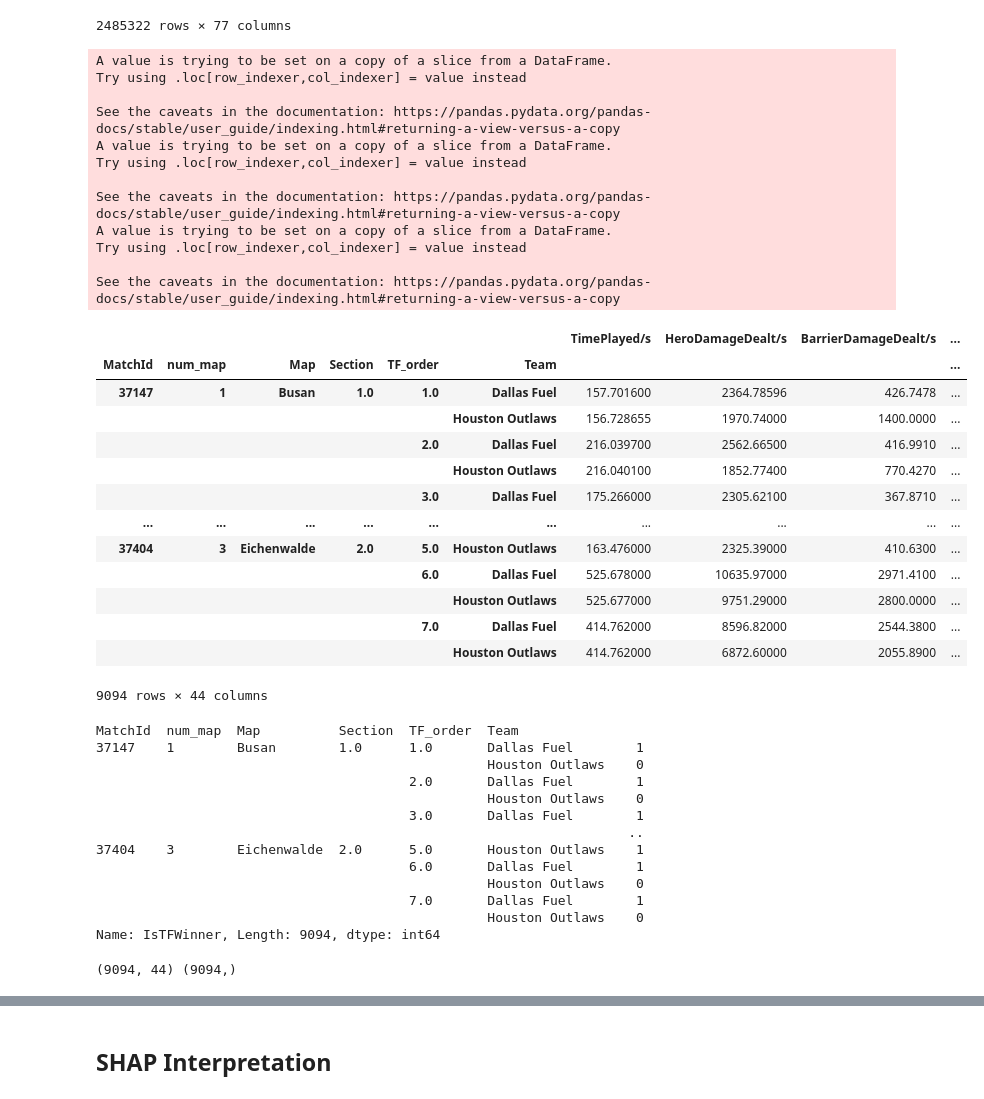
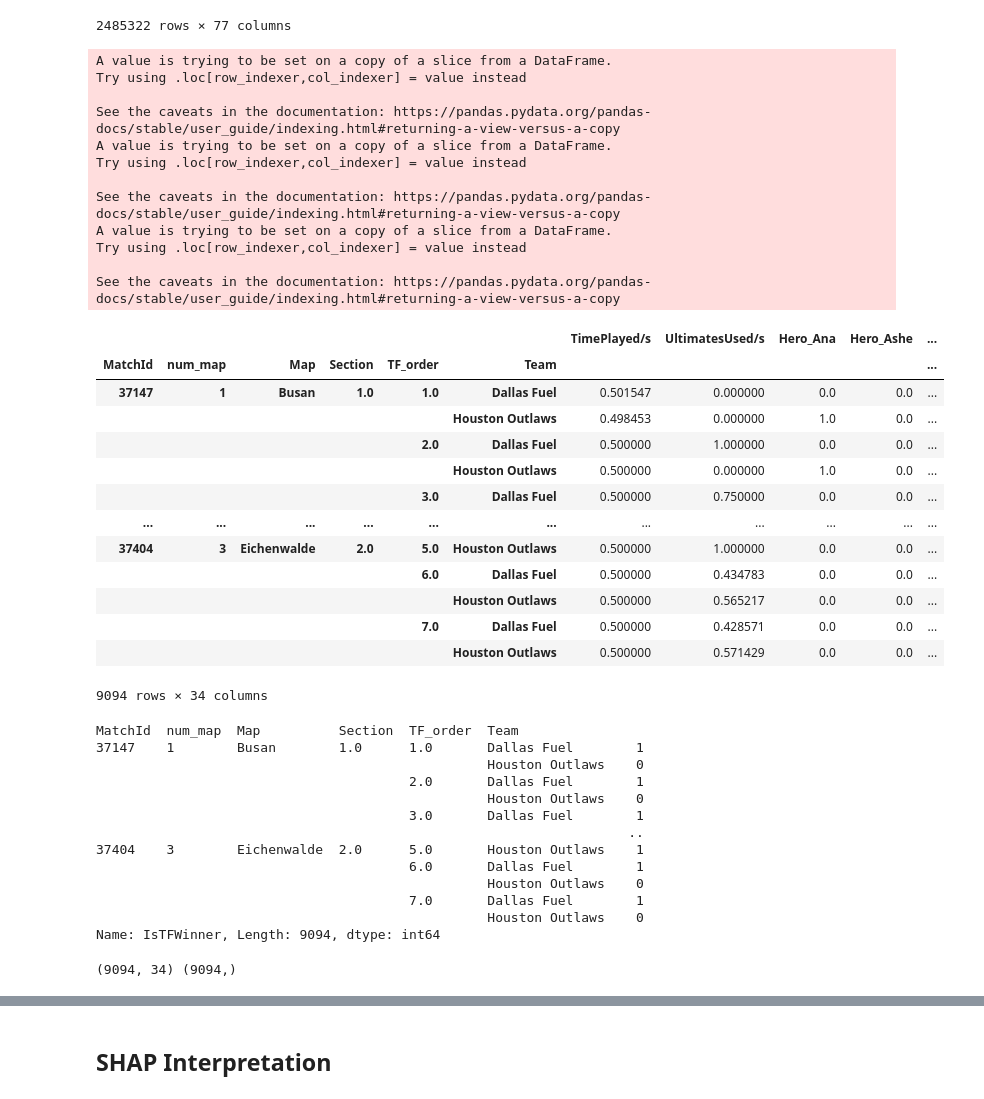
Before and after one commit to yongcheoljeong/stat-win-DNN, a Jupyter notebook: main.ipynb, the cells around one changed output, grey strips where cells are left out. Drawn from its saved outputs; the diff is of its cells as text; code cells hidden in the pictures.

```diff
--- a/main.ipynb
+++ b/main.ipynb
@@ -23,9 +28,10 @@ display(input_df)
 | 2485321 | 2485321 | 37404 | 3 | Eichenwalde | HYBRID | 2.0 | NaN | 2021-06-06 19:59:43 | Houston Outlaws | piggy | ... |
 2485322 rows × 77 columns
 # %%
-selected_features = [
-    'TimePlayed/s', 'HeroDamageDealt/s', 'BarrierDamageDealt/s', 'HeroDamageTaken/s', 'HealingDealt/s', 'HealingReceived/s', 'DefensiveAssists/s', 'OffensiveAssists/s', 'EnvironmentalDeaths/s', 'EnvironmentalKills/s', 'SoloKills/s', 'UltimatesUsed/s'
-]
+# selected_features = [
+#     'TimePlayed/s', 'HeroDamageDealt/s', 'BarrierDamageDealt/s', 'HeroDamageTaken/s', 'HealingDealt/s', 'HealingReceived/s', 'DefensiveAssists/s', 'OffensiveAssists/s', 'EnvironmentalDeaths/s', 'EnvironmentalKills/s', 'SoloKills/s', 'UltimatesUsed/s'
+# ]
+selected_features = ['TimePlayed/s', 'UltimatesUsed/s']
 # %%
 df_init = input_df[input_df['TF_order'].notna()]
 df_init['IsTFWinner'] = df_init['Team'] == df_init['TF_winner'] # TF_winner
@@ -37,49 +43,52 @@ if target_flag == 'Map':
     target = 'IsMapWinner'
 elif target_flag == 'Teamfight':
     grouping_index = ['MatchId', 'num_map', 'Map', 'Section', 'TF_order', 'Team']
     target = 'IsTFWinner'
 
 df_init['HeroComp'] = df_init['Hero']
 df_init = pd.get_dummies(data=df_init, columns=['HeroComp'], prefix='Hero')
+df_init = df_init[df_init['TimePlayed/s'] != 0]
 df_X = df_init.groupby(grouping_index)[selected_features + [x for x in df_init.columns if x.startswith('Hero_')] + [target]].sum()
-df_X = df_X[df_X['TimePlayed/s'] != 0]
 df_X.loc[df_X[target] != 0, target] = 1
 hero_col = [x for x in df_X.columns if x.startswith('Hero_')]
 for col in hero_col:
     df_X.loc[df_X[col] != 0, col] = 1
 
 df_y = df_X[target]
 df_X = df_X.drop(target, axis=1)
 
-display(df_X)
+df_X_norm = df_X.groupby([x for x in grouping_index if x != 'Team']).apply(lambda x: x/x.sum()) # 팀 상대적으로 비교하기 위해 normalization
+df_X_norm = df_X_norm.fillna(0)
+
+display(df_X_norm)
 display(df_y)
 # %% [output]
 A value is trying to be set on a copy of a slice from a DataFrame.
 Try using .loc[row_indexer,col_indexer] = value instead
 
 See the caveats in the documentation: https://pandas.pydata.org/pandas-docs/stable/user_guide/indexing.html#returning-a-view-versus-a-copy
 A value is trying to be set on a copy of a slice from a DataFrame.
 Try using .loc[row_indexer,col_indexer] = value instead
 
 See the caveats in the documentation: https://pandas.pydata.org/pandas-docs/stable/user_guide/indexing.html#returning-a-view-versus-a-copy
 A value is trying to be set on a copy of a slice from a DataFrame.
 Try using .loc[row_indexer,col_indexer] = value instead
 
 See the caveats in the documentation: https://pandas.pydata.org/pandas-docs/stable/user_guide/indexing.html#returning-a-view-versus-a-copy
-|  |  |  |  |  |  | TimePlayed/s | HeroDamageDealt/s | BarrierDamageDealt/s | ... |
-| MatchId | num_map | Map | Section | TF_order | Team |  |  |  | ... |
-| 37147 | 1 | Busan | 1.0 | 1.0 | Dallas Fuel | 157.701600 | 2364.78596 | 426.7478 | ... |
-|  |  |  |  |  | Houston Outlaws | 156.728655 | 1970.74000 | 1400.0000 | ... |
-|  |  |  |  | 2.0 | Dallas Fuel | 216.039700 | 2562.66500 | 416.9910 | ... |
-|  |  |  |  |  | Houston Outlaws | 216.040100 | 1852.77400 | 770.4270 | ... |
-|  |  |  |  | 3.0 | Dallas Fuel | 175.266000 | 2305.62100 | 367.8710 | ... |
-| ... | ... | ... | ... | ... | ... | ... | ... | ... | ... |
-| 37404 | 3 | Eichenwalde | 2.0 | 5.0 | Houston Outlaws | 163.476000 | 2325.39000 | 410.6300 | ... |
-|  |  |  |  | 6.0 | Dallas Fuel | 525.678000 | 10635.97000 | 2971.4100 | ... |
-|  |  |  |  |  | Houston Outlaws | 525.677000 | 9751.29000 | 2800.0000 | ... |
-|  |  |  |  | 7.0 | Dallas Fuel | 414.762000 | 8596.82000 | 2544.3800 | ... |
-|  |  |  |  |  | Houston Outlaws | 414.762000 | 6872.60000 | 2055.8900 | ... |
+|  |  |  |  |  |  | TimePlayed/s | UltimatesUsed/s | Hero_Ana | Hero_Ashe | ... |
+| MatchId | num_map | Map | Section | TF_order | Team |  |  |  |  | ... |
+| 37147 | 1 | Busan | 1.0 | 1.0 | Dallas Fuel | 0.501547 | 0.000000 | 0.0 | 0.0 | ... |
+|  |  |  |  |  | Houston Outlaws | 0.498453 | 0.000000 | 1.0 | 0.0 | ... |
+|  |  |  |  | 2.0 | Dallas Fuel | 0.500000 | 1.000000 | 0.0 | 0.0 | ... |
+|  |  |  |  |  | Houston Outlaws | 0.500000 | 0.000000 | 1.0 | 0.0 | ... |
+|  |  |  |  | 3.0 | Dallas Fuel | 0.500000 | 0.750000 | 0.0 | 0.0 | ... |
+| ... | ... | ... | ... | ... | ... | ... | ... | ... | ... | ... |
+| 37404 | 3 | Eichenwalde | 2.0 | 5.0 | Houston Outlaws | 0.500000 | 1.000000 | 0.0 | 0.0 | ... |
+|  |  |  |  | 6.0 | Dallas Fuel | 0.500000 | 0.434783 | 0.0 | 0.0 | ... |
+|  |  |  |  |  | Houston Outlaws | 0.500000 | 0.565217 | 0.0 | 0.0 | ... |
+|  |  |  |  | 7.0 | Dallas Fuel | 0.500000 | 0.428571 | 0.0 | 0.0 | ... |
+|  |  |  |  |  | Houston Outlaws | 0.500000 | 0.571429 | 0.0 | 0.0 | ... |
-9094 rows × 44 columns
+9094 rows × 34 columns
 MatchId  num_map  Map          Section  TF_order  Team
 37147    1        Busan        1.0      1.0       Dallas Fuel        1
                                                   Houston Outlaws    0
@@ -103,12 +105,12 @@ from Modeling import *
 # %%
-X = df_X.values
+X = df_X_norm.values
 y = df_y.values
-feature_names = df_X.columns
-scaler = RobustScaler()
-X = scaler.fit_transform(X)
+feature_names = df_X_norm.columns
+# scaler = RobustScaler()
+# X = scaler.fit_transform(X)
 print(X.shape, y.shape)
 # %% [output]
-(9094, 44) (9094,)
+(9094, 34) (9094,)
 # %%
 dnn = ModelDNN(X=X, y=y)
 dnn.create_model()
```
Also changed, not shown: parts of 9 cells of this notebook.
